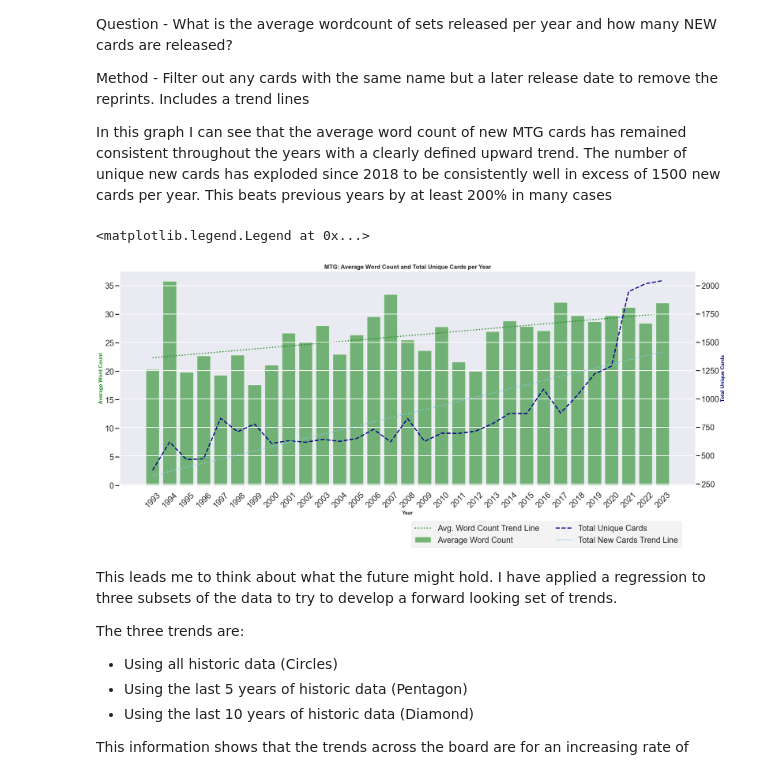
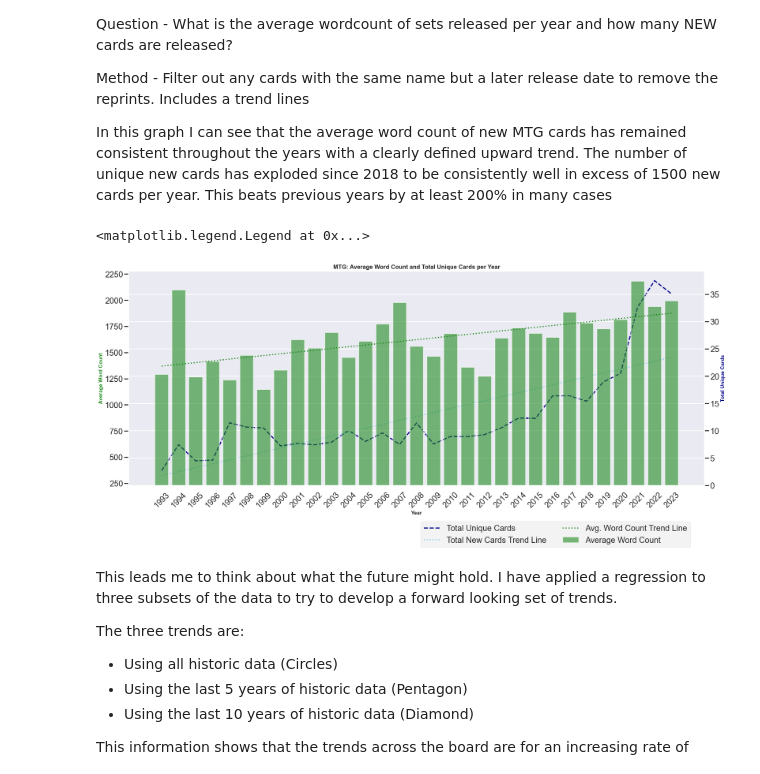
Before and after one commit to LondonBrit/mtg_data_analysis, a Jupyter notebook: Complete Analysis.ipynb, the cells around one changed output. Drawn from its saved outputs; the diff is of its cells as text; code cells hidden in the pictures.

```diff
--- a/Complete Analysis.ipynb
+++ b/Complete Analysis.ipynb
@@ -76,6 +76,9 @@ Both are valid datasets to analyze. I have chosen to analyze the default cards a
 
 I have written a script that keeps the data file constantly up to date using the scryfall API. The script checks the current age of the file and if it is more than a week old it will pull a new one from the scryfall api and update the code to use the new one
 # %%
+# File choice
+file_id = "default"
+
 
 # Constants for the API call
 API_URL = "https://api.scryfall.com/bulk-data"
@@ -93,7 +96,7 @@ def download_file(download_uri, filename):
         return None
 
 # Step 1: Check the directory for the 'default-cards' file
-file_pattern = "default-cards*.json"  # Adjust pattern as needed
+file_pattern = f"{file_id}-cards*.json"  # Adjust pattern as needed
 file_list = glob.glob(file_pattern)
 latest_file = None
 
@@ -110,7 +113,7 @@ if latest_file is None or (datetime.now() - datetime.fromtimestamp(os.path.getmt
     if response.status_code == 200:
         bulk_data_info = response.json()
         for entry in bulk_data_info.get("data", []):
-            if entry["name"].lower() == "default cards":
+            if entry["name"].lower() == f"{file_id} cards":
                 # Found the default cards entry, proceed to download
                 filename = entry["download_uri"].split('/')[-1]
                 data_file = download_file(entry["download_uri"], filename)
@@ -167,7 +170,7 @@ df['oracle_text'] = df['oracle_text'].fillna('')
 #df = df[df['set_name'].isin(valid_sets)]
 
 # Filtering out rows where set_name starts with "un" (case-insensitive)
-df = df[~df['set_name'].str.lower().str.startswith('un')]
+#df = df[~df['set_name'].str.lower().str.startswith('un')]
 
 # Assuming 'released_at' is a string representing dates, convert to datetime
 df['released_at'] = pd.to_datetime(df['released_at'], errors='coerce')
@@ -232,49 +243,49 @@ total_unique_cards_yearly = df_unique.groupby('year')['name'].nunique().reset_in
 # Now for plotting
 fig, ax1 = plt.subplots(figsize=(25, 10))
 
-# First component: Average word count (bar graph)
+# First component: Total unique cards (line graph)
+ax1.plot(total_unique_cards_yearly['year'], total_unique_cards_yearly['total_unique_cards'], color='darkblue', linestyle='--', label='Total Unique Cards')
+
+# Second component: Average word count (bar graph on secondary axis)
+ax2 = ax1.twinx()
 avg_word_count_per_year = avg_word_count.groupby('year')['average_word_count'].mean()
-ax1.bar(avg_word_count_per_year.index, avg_word_count_per_year.values, color='ForestGreen', alpha=0.6, label='Average Word Count')
+ax2.bar(avg_word_count_per_year.index, avg_word_count_per_year.values, color='ForestGreen', alpha=0.6, label='Average Word Count')
 
-# Second component: Total unique cards (line graph on secondary axis)
-ax2 = ax1.twinx()
-ax2.plot(total_unique_cards_yearly['year'], total_unique_cards_yearly['total_unique_cards'], color='darkblue', linestyle='--', label='Total Unique Cards')
+# Calculate and plot the trend line for total card count
+z_total = np.polyfit(total_unique_cards_yearly['year'], total_unique_cards_yearly['total_unique_cards'], 1)
+p_total = np.poly1d(z_total)
+ax1.plot(total_unique_cards_yearly['year'], p_total(total_unique_cards_yearly['year']), color="skyblue", linestyle=':', label='Total New Cards Trend Line')
 
 # Calculate and plot the trend line for average word count
 z = np.polyfit(avg_word_count_per_year.index, avg_word_count_per_year.values, 1)
 p = np.poly1d(z)
-ax1.plot(avg_word_count_per_year.index, p(avg_word_count_per_year.index), color='forestgreen',linestyle=':', label='Avg. Word Count Trend Line')
-
-# Calculate and plot the trend line for total card count
-z_total = np.polyfit(total_unique_cards_yearly['year'], total_unique_cards_yearly['total_unique_cards'], 1)
-p_total = np.poly1d(z_total)
-ax2.plot(total_unique_cards_yearly['year'], p_total(total_unique_cards_yearly['year']), color="skyblue", linestyle=':', label='Total New Cards Trend Line')
+ax2.plot(avg_word_count_per_year.index, p(avg_word_count_per_year.index), color='forestgreen',linestyle=':', label='Avg. Word Count Trend Line')
 
 # Use a style sheet
 style.use('fivethirtyeight')
 
 # Adjust x-axis to show every year as an integer
 ax1.set_xticks(avg_word_count_per_year.index)
 ax1.set_xticklabels(avg_word_count_per_year.index.astype(int), rotation=45)
 
 # Add a grid
 ax1.grid(False)
 
 # Change the font size and style
 ax1.set_xlabel('Year', fontsize=14, fontweight='bold')
 ax1.set_ylabel('Average Word Count', color='ForestGreen', fontsize=14, fontweight='bold')
 ax2.set_ylabel('Total Unique Cards', color='darkblue', fontsize=14, fontweight='bold')
 ax1.set_title('MTG: Average Word Count and Total Unique Cards per Year', fontsize=16, fontweight='bold')
 
 # Combine legends from both axes
 lines, labels = ax1.get_legend_handles_labels()
 lines2, labels2 = ax2.get_legend_handles_labels()
 
 # Customizing legend placement to be under the x-axis
 ax1.legend(lines + lines2, labels + labels2, loc='upper left', bbox_to_anchor=(0.5, -0.15), ncol=2)
 # %% [output]
 <matplotlib.legend.Legend at 0x...>
-[figure, old version]
+[figure, new version]
 # %% [markdown]
 This leads me to think about what the future might hold. I have applied a regression to three subsets of the data to try to develop a forward looking set of trends.
 
```
Also changed, not shown: parts of 22 cells of this notebook, 2 other files.
